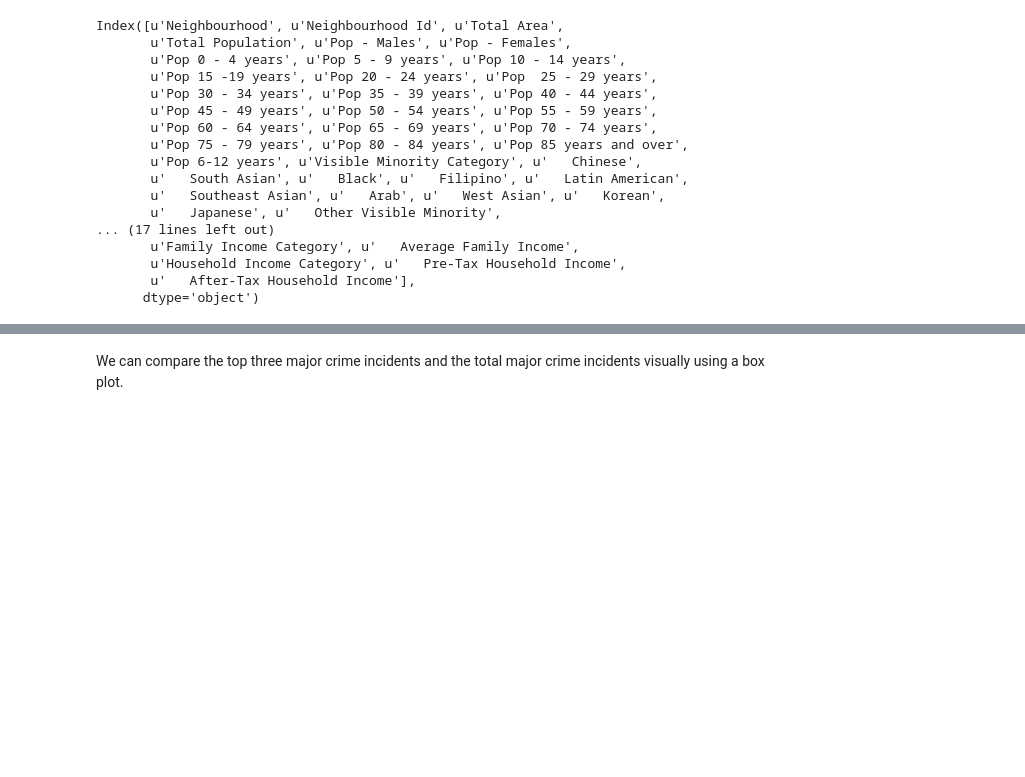
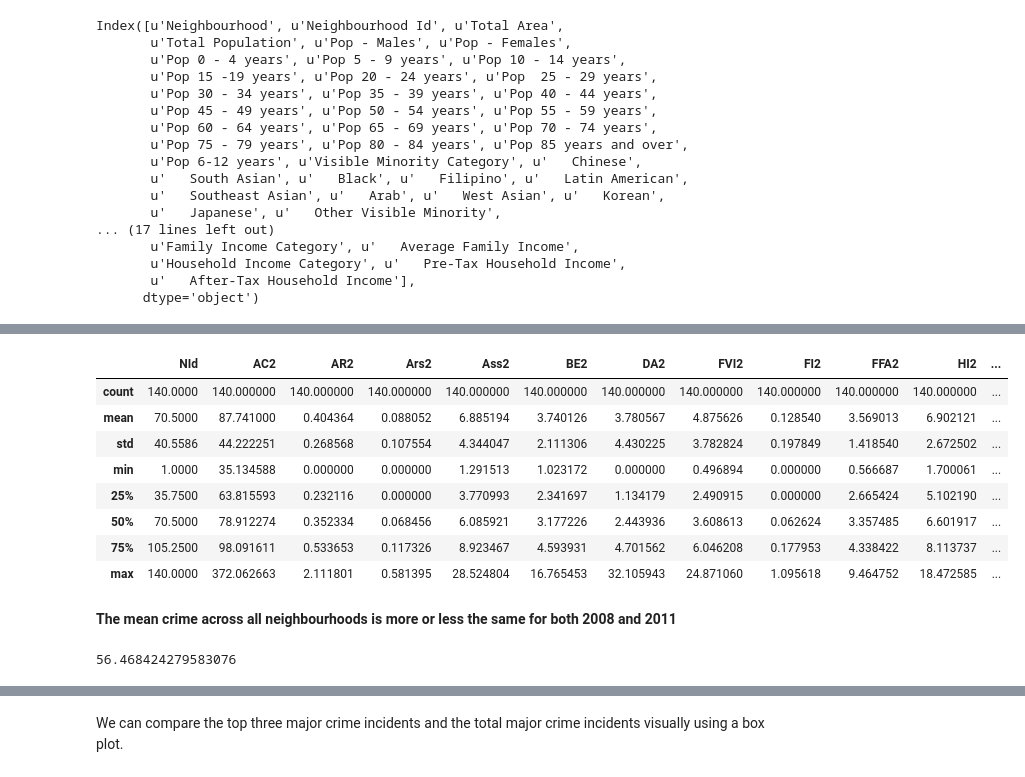
Before and after one commit to nvempala/Toronto-Crime, a Jupyter notebook: Neighbourhood_Crime.ipynb, the cells around one changed output, grey strips where cells are left out. Cells and saved outputs as stored; diff of their text form; code cells hidden in the pictures; blank space fills up the shorter version.

```diff
--- a/Neighbourhood_Crime.ipynb
+++ b/Neighbourhood_Crime.ipynb
@@ -113,0 +151,9 @@ Index([u'Neighbourhood', u'Neighbourhood Id', u'Ambulance Calls',
+# %%
+# Rename columns of 2008 crime dataframe. Column names comparable to 2011 will have suffix "2"
+c2.rename(columns={'Neighbourhood':'N','Neighbourhood Id':'NId','Ambulance Calls':'AC2',
+       'Ambulance Referrals':'AR2','Arsons':'Ars2','Assaults':'Ass2','Break & Enters':'BE2',
+       'Drug Arrests':'DA2','Fire Vehicle Incidents':'FVI2','Firearms Incidents':'FI2',
+       'Fires & Fire Alarms':'FFA2','Hazardous Incidents':'HI2','Murders':'M2',
+       'Robberies':'R2','Sexual Assaults':'SA2','TCHC Safety Incidents':'TCHCSI2','Thefts':'T2',
+       'Vehicle Thefts':'VT2'},inplace=True)
+c2.tail()
@@ -114,3 +173,4 @@ Index([u'Neighbourhood', u'Neighbourhood Id', u'Ambulance Calls',
 # %%
 # We can add a column called "Total Major Crime Incidents" in the 2008 dataframe to facilitate comparisons
-c2['Total Major Crime Incidents'] = c2['Assaults'] + c2['Break & Enters'] + c2['Drug Arrests'] + c2['Murders'] + c2['Robberies'] + c2['Sexual Assaults'] + c2['Thefts'] + c2['Vehicle Thefts']
+c2['TMCI2'] = c2['Ass2'] + c2['BE2'] + c2['DA2'] + c2['M2'] + c2['R2'] + c2['SA2'] + c2['T2'] + c2['VT2']
+c2.tail()
@@ -206,0 +269,19 @@ When we look at the means, we notice that murders and thefts occur lesser than t
+# %%
+# Get some overall statistics for 2008
+c2_norm.describe()
+# %% [output]
+|  | NId | AC2 | AR2 | Ars2 | Ass2 | BE2 | DA2 | FVI2 | FI2 | FFA2 | HI2 | ... |
+| count | 140.0000 | 140.000000 | 140.000000 | 140.000000 | 140.000000 | 140.000000 | 140.000000 | 140.000000 | 140.000000 | 140.000000 | 140.000000 | ... |
+| mean | 70.5000 | 87.741000 | 0.404364 | 0.088052 | 6.885194 | 3.740126 | 3.780567 | 4.875626 | 0.128540 | 3.569013 | 6.902121 | ... |
+| std | 40.5586 | 44.222251 | 0.268568 | 0.107554 | 4.344047 | 2.111306 | 4.430225 | 3.782824 | 0.197849 | 1.418540 | 2.672502 | ... |
+| min | 1.0000 | 35.134588 | 0.000000 | 0.000000 | 1.291513 | 1.023172 | 0.000000 | 0.496894 | 0.000000 | 0.566687 | 1.700061 | ... |
+| 25% | 35.7500 | 63.815593 | 0.232116 | 0.000000 | 3.770993 | 2.341697 | 1.134179 | 2.490915 | 0.000000 | 2.665424 | 5.102190 | ... |
+| 50% | 70.5000 | 78.912274 | 0.352334 | 0.068456 | 6.085921 | 3.177226 | 2.443936 | 3.608613 | 0.062624 | 3.357485 | 6.601917 | ... |
+| 75% | 105.2500 | 98.091611 | 0.533653 | 0.117326 | 8.923467 | 4.593931 | 4.701562 | 6.046208 | 0.177953 | 4.338422 | 8.113737 | ... |
+| max | 140.0000 | 372.062663 | 2.111801 | 0.581395 | 28.524804 | 16.765453 | 32.105943 | 24.871060 | 1.095618 | 9.464752 | 18.472585 | ... |
+# %% [markdown]
+**The mean crime across all neighbourhoods is more or less the same for both 2008 and 2011**
+# %%
+c_norm['TMCI'].max()
+# %% [output]
+56.468424279583076
```
Also changed, not shown: parts of 50 cells of this notebook.
